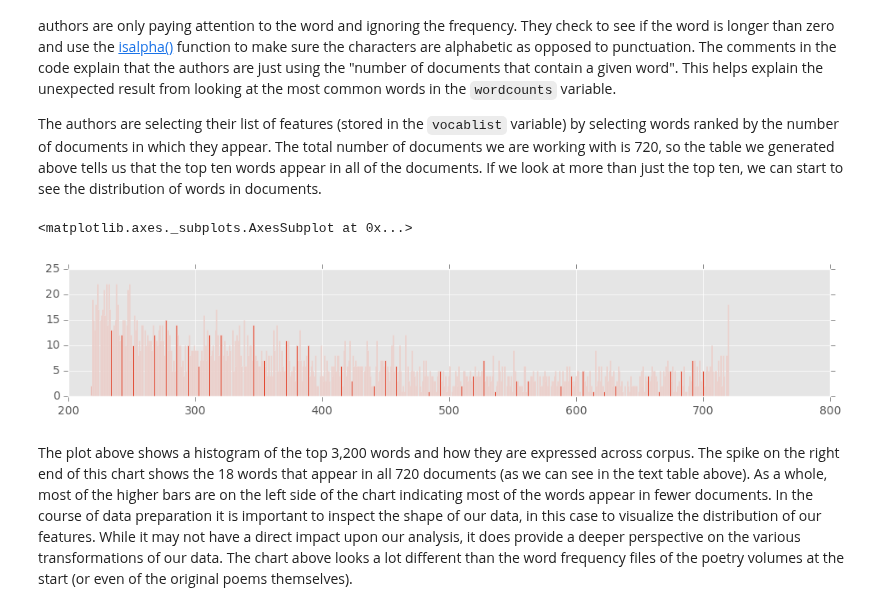
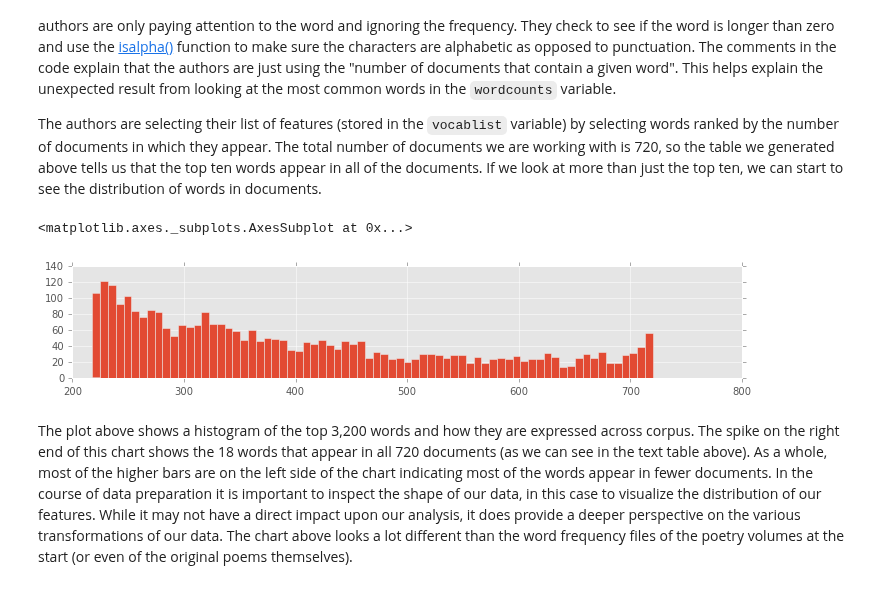
Before and after one commit to interedition/paceofchange, a Jupyter notebook: defactoring-pace-of-change.ipynb, the cells around one changed output. Saved outputs shown, nothing was run; the diff lists cells and outputs as text; code cells hidden in the pictures.

Commit message:
Fixes #5
I think it was a memory problem. My histogram with 720 bins was chewing
up too much memory. I switched to 72 bins (which is just as
informative) and the notebook works.

```diff
--- a/defactoring-pace-of-change.ipynb
+++ b/defactoring-pace-of-change.ipynb
@@ -645,10 +645,10 @@ The authors are selecting their list of features (stored in the `vocablist` vari
 # %%
 ### DEFACTORING INSPECTION
 plt.style.use('ggplot')
-pd.Series([x[1] for x in wordcounts.most_common(n=3200)]).hist(bins=720, figsize=(12,2))
+pd.Series([x[1] for x in wordcounts.most_common(n=3200)]).hist(bins=72, figsize=(12,2))
 # %% [output]
 <matplotlib.axes._subplots.AxesSubplot at 0x...>
-[figure, old version]
+[figure, new version]
 # %% [markdown]
 The plot above shows a histogram of the top 3,200 words and how they are expressed across corpus. The spike on the right end of this chart shows the 18 words that appear in all 720 documents (as we can see in the text table above). As a whole, most of the higher bars are on the left side of the chart indicating most of the words appear in fewer documents. In the course of data preparation it is important to inspect the shape of our data, in this case to visualize the distribution of our features. While it may not have a direct impact upon our analysis, it does provide a deeper perspective on the various transformations of our data. The chart above looks a lot different than the word frequency files of the poetry volumes at the start (or even of the original poems themselves).
 # %%
```
Also changed, not shown: parts of 8 cells of this notebook.
